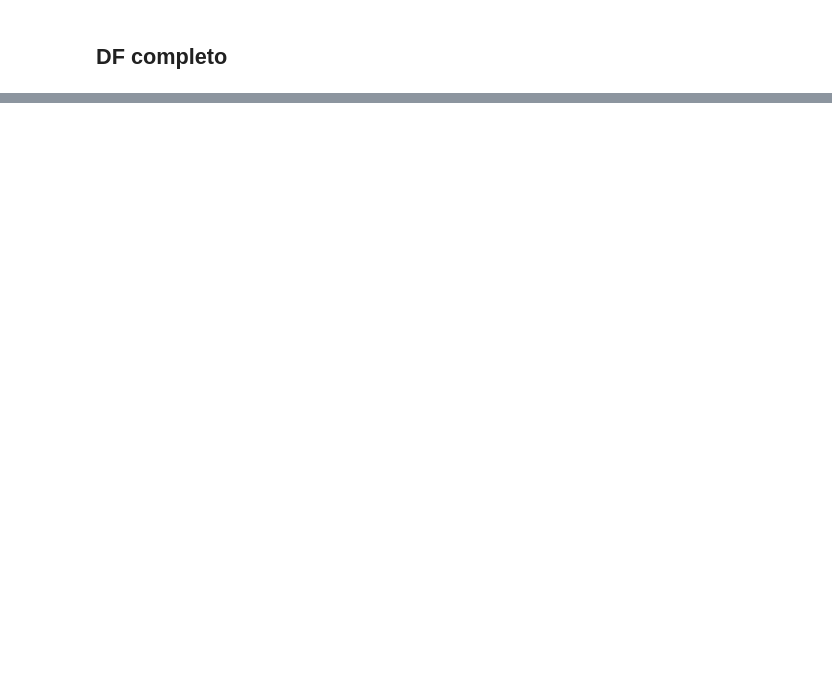
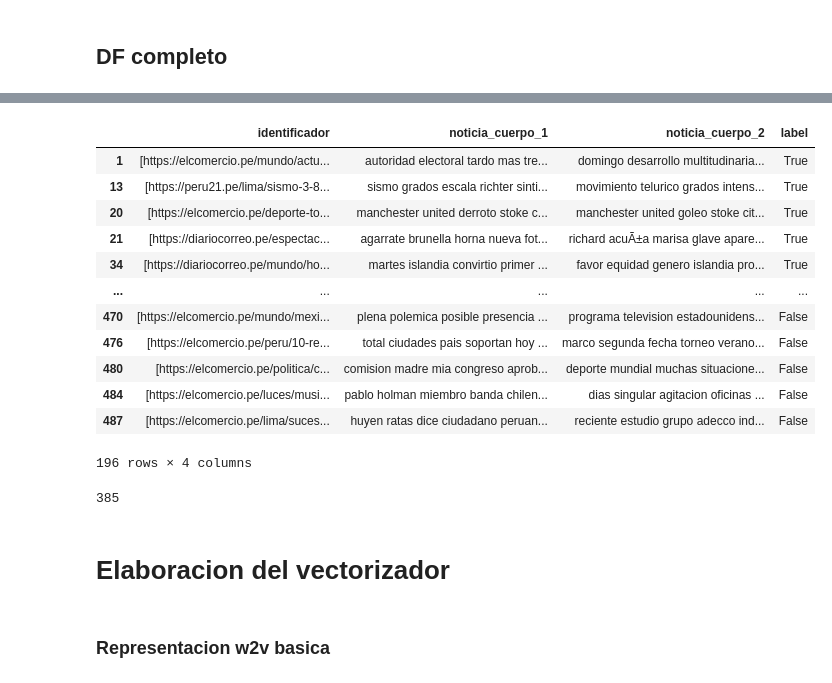
Before and after one commit to Lazlo420/Text_Matching-AnaWeb, a Jupyter notebook: 3. Modelo/4. ModeloClass.ipynb, the cells around one changed output, grey strips where cells are left out. Cells and saved outputs as stored; diff of their text form; code cells hidden in the pictures; blank space fills up the shorter version.

```diff
--- a/3. Modelo/4. ModeloClass.ipynb
+++ b/3. Modelo/4. ModeloClass.ipynb
@@ -177,10 +146,36 @@ df_modelo_completo
 # %%
 df_truers = df_modelo_completo[df_modelo_completo['label'] == True]
 df_fakes = df_modelo_completo[df_modelo_completo['label'] == False]
 
 df_train_truers = df_truers.sample(frac=0.8, random_state=42)
 df_train_fakes = df_fakes.sample(frac=0.8, random_state=42)
 
 df_train = pd.concat([df_train_truers, df_train_fakes])
 
 df_test = df_modelo_completo.drop(df_train.index)
+df_test
+# %% [output]
+|  | identificador | noticia_cuerpo_1 | noticia_cuerpo_2 | label |
+| 1 | [https://elcomercio.pe/mundo/actu... | autoridad electoral tardo mas tre... | domingo desarrollo multitudinaria... | True |
+| 13 | [https://peru21.pe/lima/sismo-3-8... | sismo grados escala richter sinti... | movimiento telurico grados intens... | True |
+| 20 | [https://elcomercio.pe/deporte-to... | manchester united derroto stoke c... | manchester united goleo stoke cit... | True |
+| 21 | [https://diariocorreo.pe/espectac... | agarrate brunella horna nueva fot... | richard acuÃ±a marisa glave apare... | True |
+| 34 | [https://diariocorreo.pe/mundo/ho... | martes islandia convirtio primer ... | favor equidad genero islandia pro... | True |
+| ... | ... | ... | ... | ... |
+| 470 | [https://elcomercio.pe/mundo/mexi... | plena polemica posible presencia ... | programa television estadounidens... | False |
+| 476 | [https://elcomercio.pe/peru/10-re... | total ciudades pais soportan hoy ... | marco segunda fecha torneo verano... | False |
+| 480 | [https://elcomercio.pe/politica/c... | comision madre mia congreso aprob... | deporte mundial muchas situacione... | False |
+| 484 | [https://elcomercio.pe/luces/musi... | pablo holman miembro banda chilen... | dias singular agitacion oficinas ... | False |
+| 487 | [https://elcomercio.pe/lima/suces... | huyen ratas dice ciudadano peruan... | reciente estudio grupo adecco ind... | False |
+196 rows × 4 columns
+# %%
+links_brr=df_test['identificador']
+links_test=[]
+for i in links_brr:
+    links_test.extend(i)
+links_test=set(links_test)
+len(links_test)
+# %% [output]
+385
+# %% [markdown]
+# Elaboracion del vectorizador
@@ -186,0 +202,2 @@ df_test = df_modelo_completo.drop(df_train.index)
+# %% [markdown]
+### Representacion w2v basica
```
Also changed, not shown: parts of 53 cells of this notebook, 10 other files.
